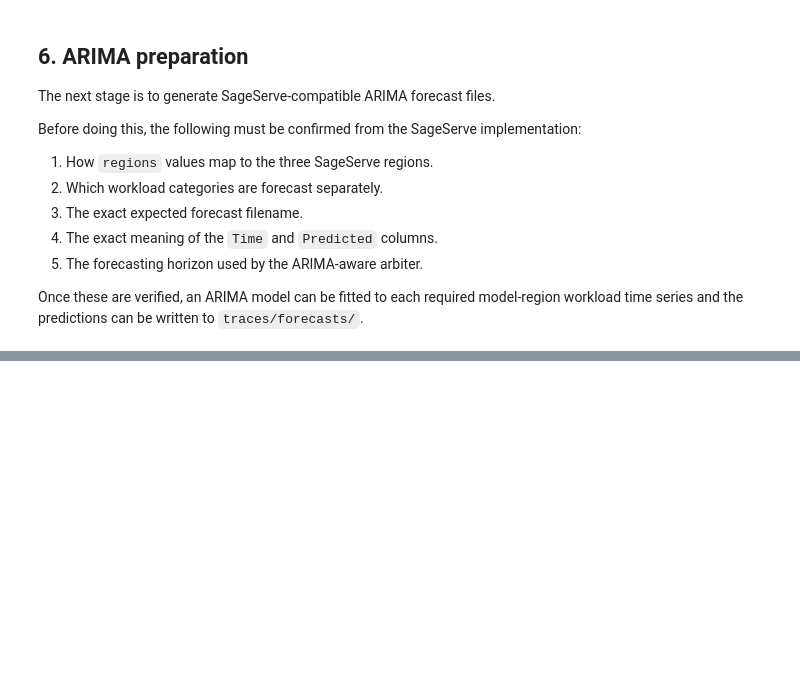
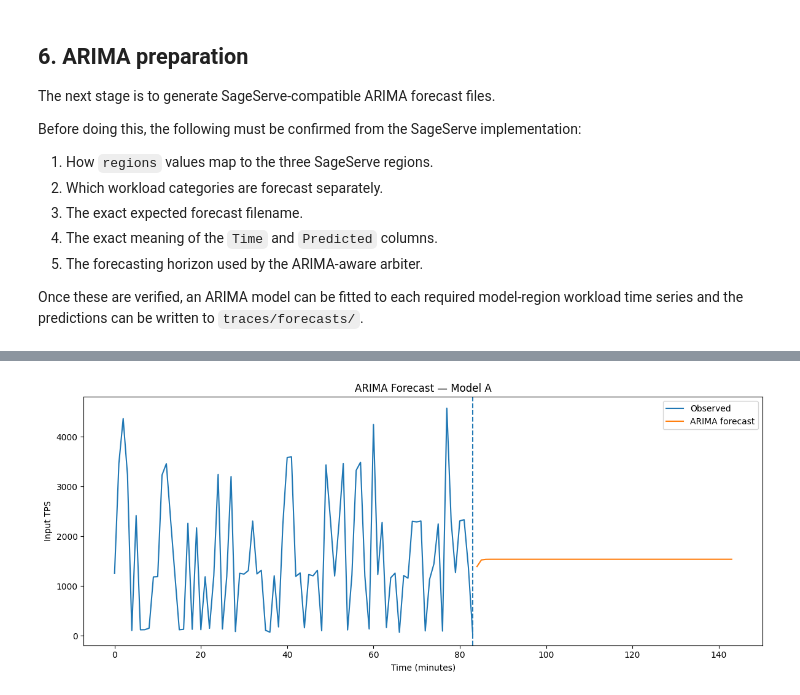
Before and after one commit to SreenathKarthick11/Sage-Serve, a Jupyter notebook: SageServe-original/my_notebooks/sageserve_forecast_preparation.ipynb, the cells around one changed output, grey strips where cells are left out. Drawn from its saved outputs; the diff is of its cells as text; code cells hidden in the pictures; blank space fills up the shorter version.

```diff
--- a/SageServe-original/my_notebooks/sageserve_forecast_preparation.ipynb
+++ b/SageServe-original/my_notebooks/sageserve_forecast_preparation.ipynb
@@ -400,0 +408,6 @@ model-region workload time series and the predictions can be written to
+# %%
+# Convert the model-level workload from tokens/minute to tokens/second.
+
+model_tps = model_load / BUCKET_SECONDS
+
+model_tps.head()
@@ -400,0 +483,12 @@ model-region workload time series and the predictions can be written to
+# %%
+model = "A"
+
+series = model_tps[model]
+
+forecast_A, fitted_A = generate_arima_forecast(
+    series,
+    horizon=FORECAST_HORIZON_MINUTES,
+    order=ARIMA_ORDER,
+)
+
+forecast_A.head(10)
@@ -400,0 +507,29 @@ model-region workload time series and the predictions can be written to
+# %%
+plt.figure(figsize=(12, 5))
+
+plt.plot(
+    series.index,
+    series.values,
+    label="Observed",
+)
+
+plt.plot(
+    forecast_A["Time"],
+    forecast_A["Predicted"],
+    label="ARIMA forecast",
+)
+
+plt.axvline(
+    series.index.max(),
+    linestyle="--",
+)
+
+plt.xlabel("Time (minutes)")
+plt.ylabel("Input TPS")
+plt.title(f"ARIMA Forecast — Model {model}")
+
+plt.legend()
+plt.tight_layout()
+plt.show()
+# %% [output]
+[figure, added]
```
Also changed, not shown: parts of 10 cells of this notebook.
